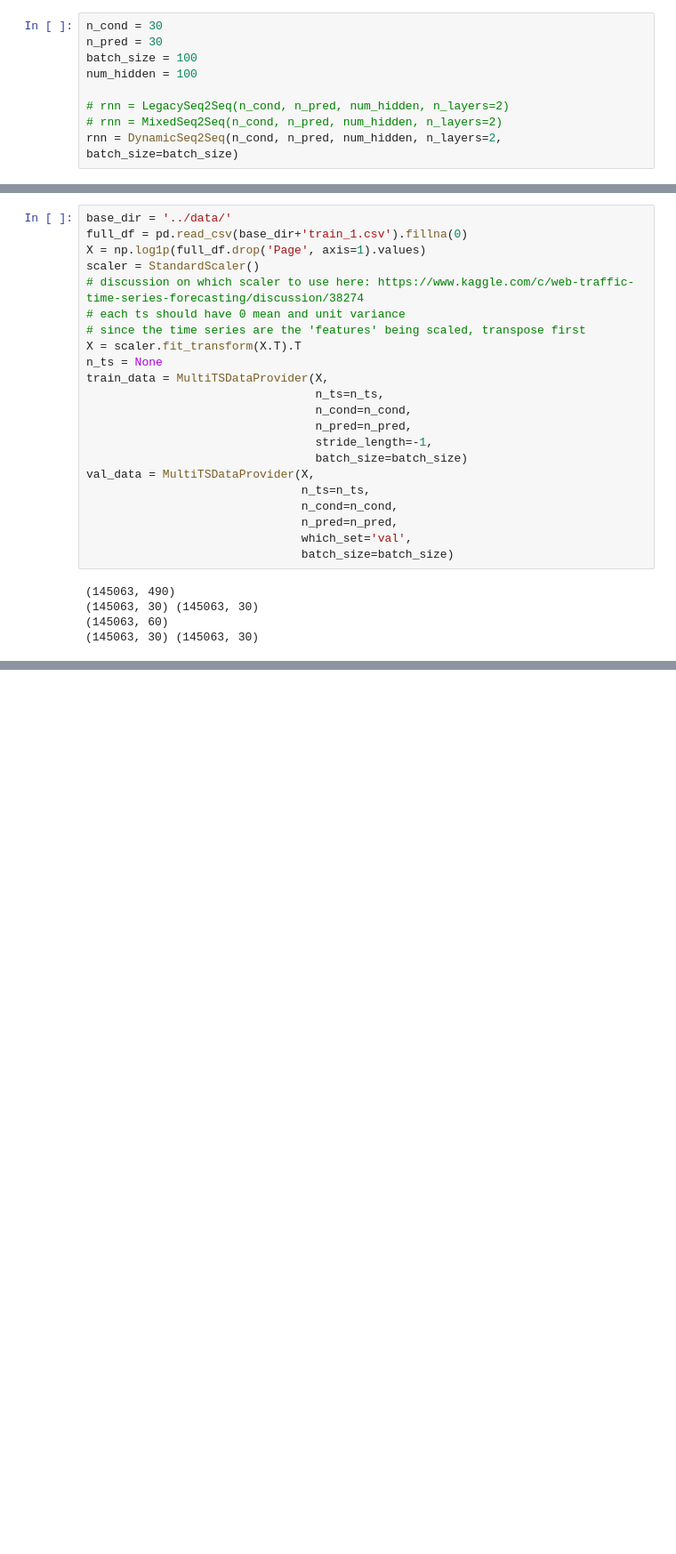
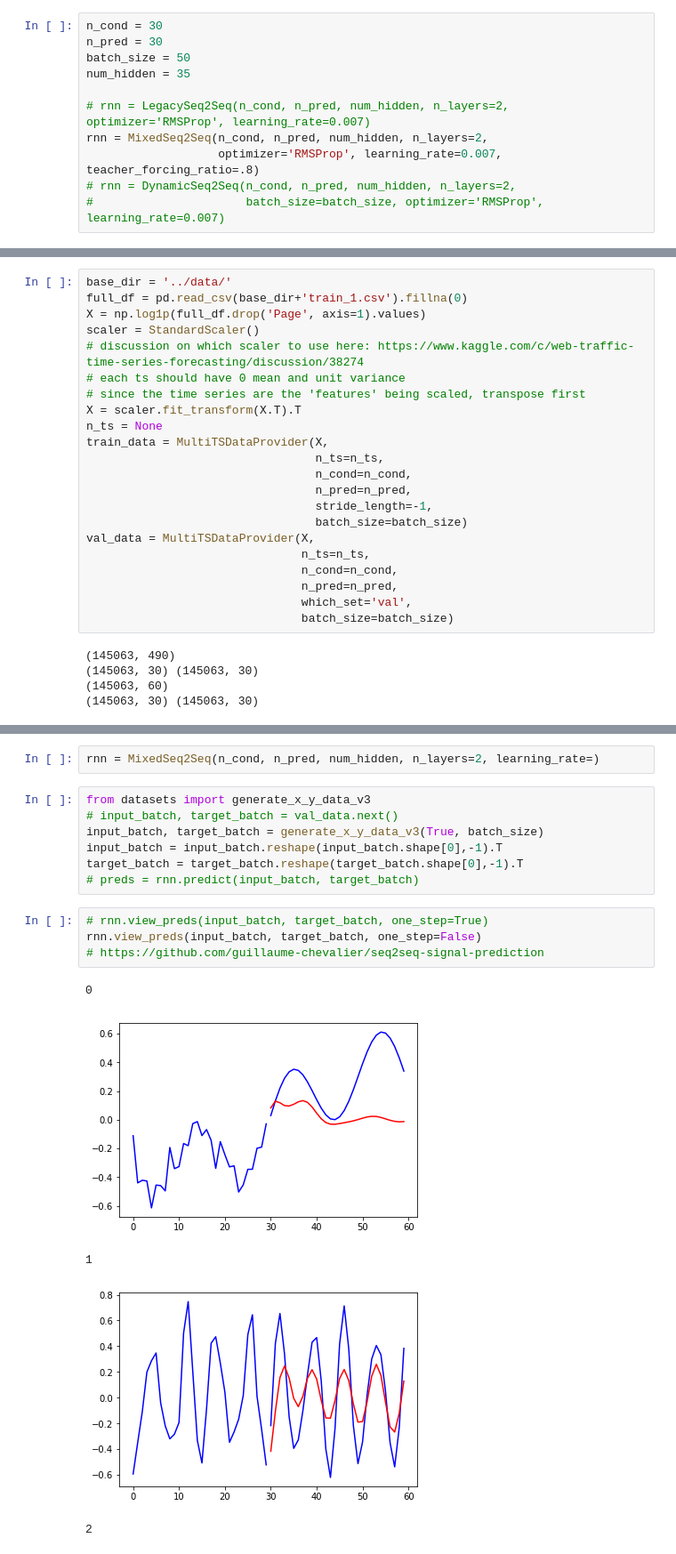
Before and after one commit to DBCerigo/kaggle-wiki, a Jupyter notebook: hooker/RNNTrain.ipynb, the cells around one changed output, grey strips where cells are left out. Shown: that part at 89% size. Saved outputs shown, nothing was run; the diff lists cells and outputs as text; blank space fills up the shorter version.

Commit message:
add specifiable teacher forcing level

```diff
--- a/hooker/RNNTrain.ipynb
+++ b/hooker/RNNTrain.ipynb
@@ -11,12 +15,14 @@ from data_providers import MultiTSDataProvider
 # %%
 n_cond = 30
 n_pred = 30
-batch_size = 100
-num_hidden = 100
+batch_size = 50
+num_hidden = 35
 
-# rnn = LegacySeq2Seq(n_cond, n_pred, num_hidden, n_layers=2)
-# rnn = MixedSeq2Seq(n_cond, n_pred, num_hidden, n_layers=2)
-rnn = DynamicSeq2Seq(n_cond, n_pred, num_hidden, n_layers=2, batch_size=batch_size)
+# rnn = LegacySeq2Seq(n_cond, n_pred, num_hidden, n_layers=2, optimizer='RMSProp', learning_rate=0.007)
+rnn = MixedSeq2Seq(n_cond, n_pred, num_hidden, n_layers=2,
+                   optimizer='RMSProp', learning_rate=0.007, teacher_forcing_ratio=.8)
+# rnn = DynamicSeq2Seq(n_cond, n_pred, num_hidden, n_layers=2,
+#                      batch_size=batch_size, optimizer='RMSProp', learning_rate=0.007)
 # %%
 rnn.restore_session('checkpoints/2017-09-07_22-43-52-30-30/model.ckpt-6.meta')
 # %%
@@ -79,0 +82,19 @@ rnn.view_preds(input_batch, target_batch)
+# %%
+rnn = MixedSeq2Seq(n_cond, n_pred, num_hidden, n_layers=2, learning_rate=)
+# %%
+from datasets import generate_x_y_data_v3
+# input_batch, target_batch = val_data.next()
+input_batch, target_batch = generate_x_y_data_v3(True, batch_size)
+input_batch = input_batch.reshape(input_batch.shape[0],-1).T
+target_batch = target_batch.reshape(target_batch.shape[0],-1).T
+# preds = rnn.predict(input_batch, target_batch)
+# %%
+# rnn.view_preds(input_batch, target_batch, one_step=True)
+rnn.view_preds(input_batch, target_batch, one_step=False)
+# https://github.com/guillaume-chevalier/seq2seq-signal-prediction
+# %% [output]
+0
+[figure, added]
+1
+[figure, added]
+2
```
Also changed, not shown: parts of 6 cells of this notebook, 1 other file.
